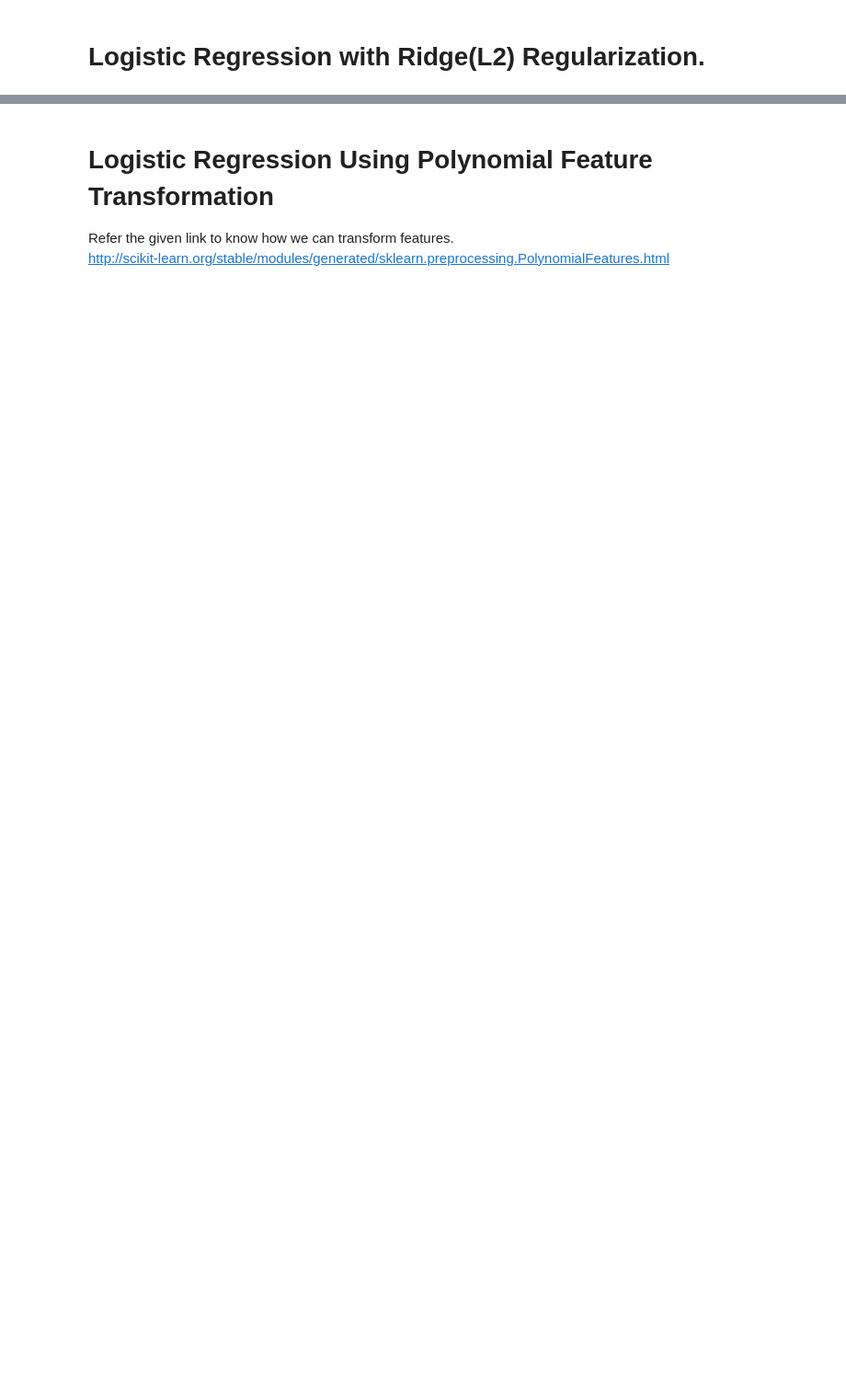
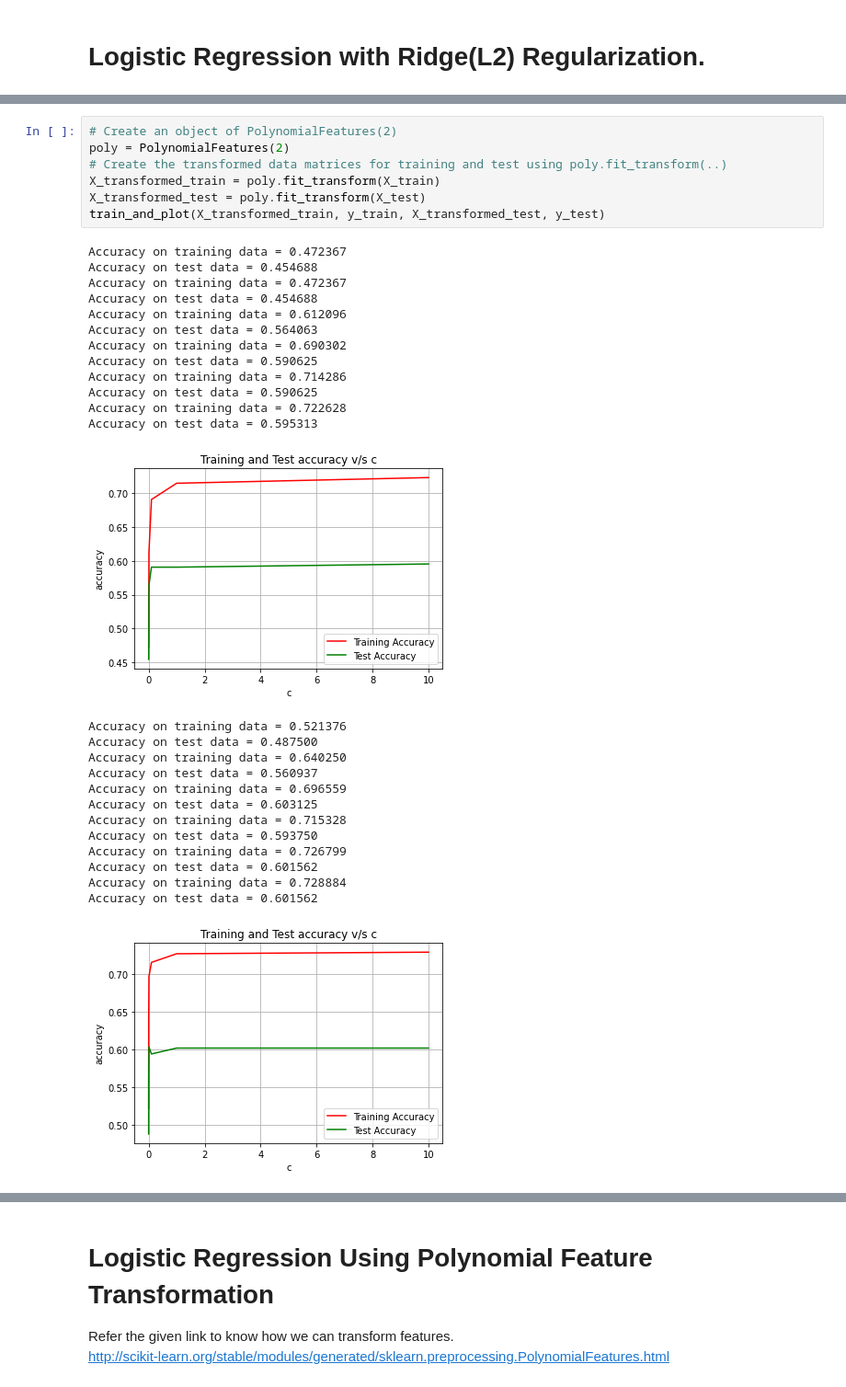
Before and after one commit to RoyLeviGit/ML_Final, a Jupyter notebook: Logistic Regression.ipynb, the cells around one changed output, grey strips where cells are left out. Shown at 92% size. Cells and saved outputs as stored; diff of their text form; blank space fills up the shorter version.

```diff
--- a/Logistic Regression.ipynb
+++ b/Logistic Regression.ipynb
@@ -217,0 +206,34 @@ plt.show()
+# %%
+# Create an object of PolynomialFeatures(2)
+poly = PolynomialFeatures(2)
+# Create the transformed data matrices for training and test using poly.fit_transform(..)
+X_transformed_train = poly.fit_transform(X_train)
+X_transformed_test = poly.fit_transform(X_test)
+train_and_plot(X_transformed_train, y_train, X_transformed_test, y_test)
+# %% [output]
+Accuracy on training data = 0.472367
+Accuracy on test data = 0.454688
+Accuracy on training data = 0.472367
+Accuracy on test data = 0.454688
+Accuracy on training data = 0.612096
+Accuracy on test data = 0.564063
+Accuracy on training data = 0.690302
+Accuracy on test data = 0.590625
+Accuracy on training data = 0.714286
+Accuracy on test data = 0.590625
+Accuracy on training data = 0.722628
+Accuracy on test data = 0.595313
+[figure, added]
+Accuracy on training data = 0.521376
+Accuracy on test data = 0.487500
+Accuracy on training data = 0.640250
+Accuracy on test data = 0.560937
+Accuracy on training data = 0.696559
+Accuracy on test data = 0.603125
+Accuracy on training data = 0.715328
+Accuracy on test data = 0.593750
+Accuracy on training data = 0.726799
+Accuracy on test data = 0.601562
+Accuracy on training data = 0.728884
+Accuracy on test data = 0.601562
+[figure, added]
```
Also changed, not shown: parts of 42 cells of this notebook, 1 other file.
